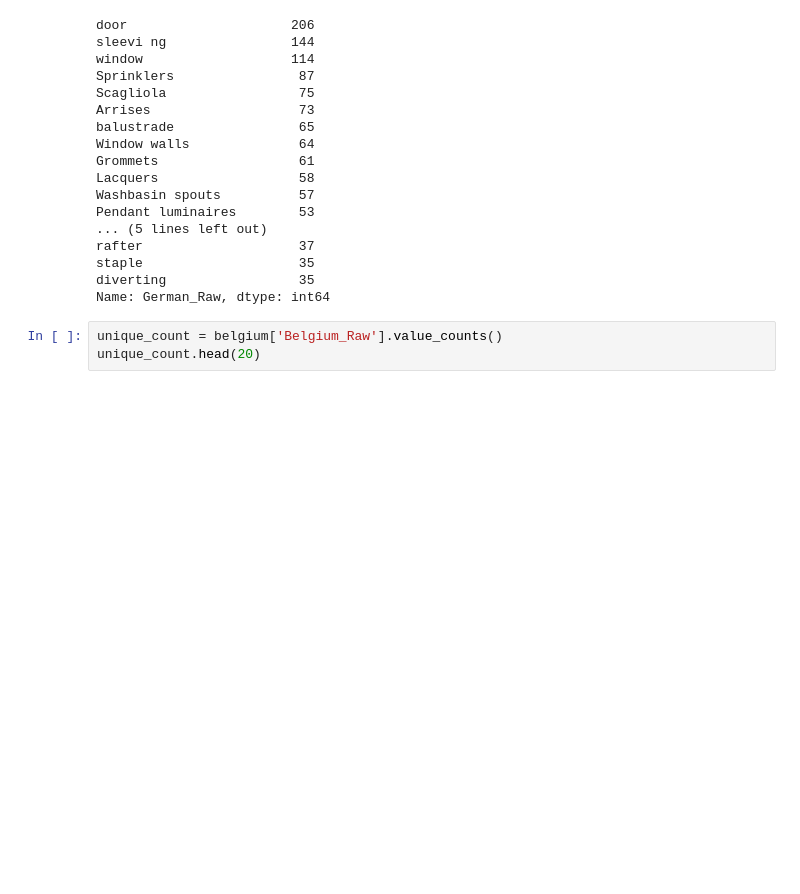
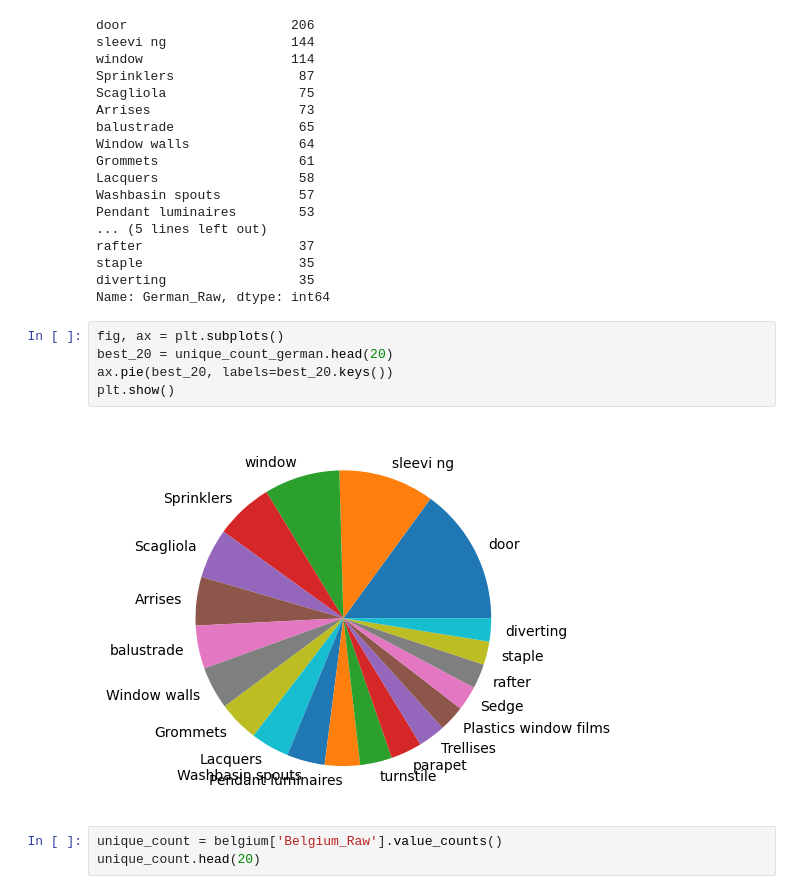
Before and after one commit to OuldBay-Abderrahmane/reuse-research-analysis, a Jupyter notebook: analysis.ipynb, the cells around one changed output. Cells and saved outputs as stored; diff of their text form; blank space fills up the shorter version.

```diff
--- a/analysis.ipynb
+++ b/analysis.ipynb
@@ -236,6 +225,13 @@ rafter                    37
 staple                    35
 diverting                 35
 Name: German_Raw, dtype: int64
+# %%
+fig, ax = plt.subplots()
+best_20 = unique_count_german.head(20)
+ax.pie(best_20, labels=best_20.keys())
+plt.show()
+# %% [output]
+[figure, added]
 # %%
 unique_count = belgium['Belgium_Raw'].value_counts()
 unique_count.head(20)
```
Also changed, not shown: parts of 57 cells of this notebook, 26 other files.
